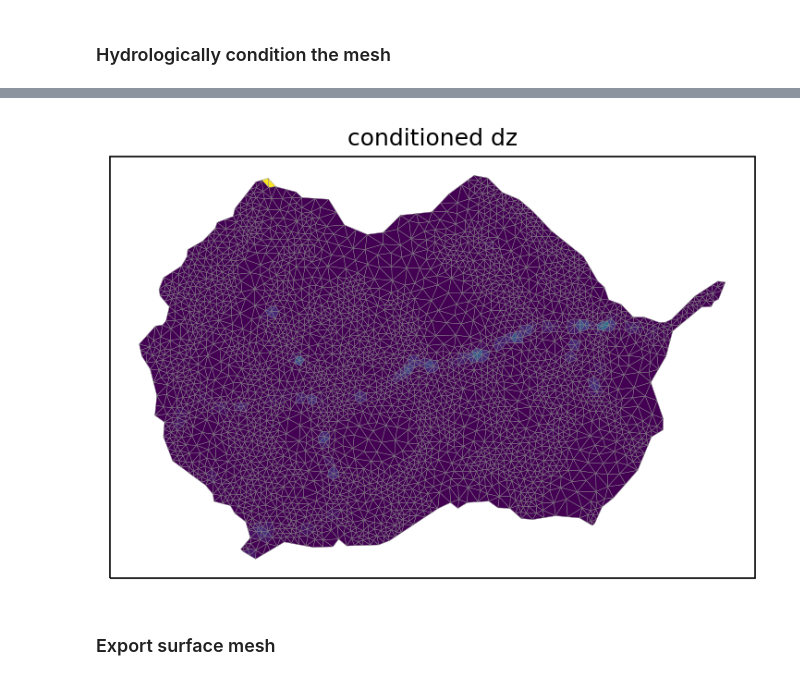
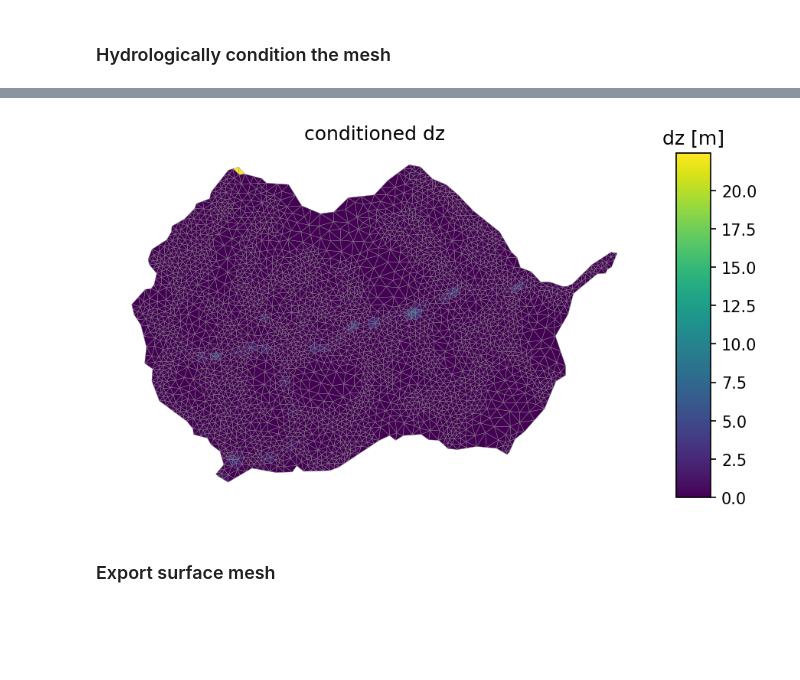
Before and after one commit to pinshuai/watershed-workflow, a Jupyter notebook: examples/mesh_CoalCreek.ipynb, the cells around one changed output, grey strips where cells are left out. Saved outputs shown, nothing was run; the diff lists cells and outputs as text; code cells hidden in the pictures; blank space fills up the shorter version.

```diff
--- a/examples/mesh_CoalCreek.ipynb
+++ b/examples/mesh_CoalCreek.ipynb
@@ -241,5 +239,7 @@ mesh_points2, mesh_tris, d = workflow.triangulate(watershed, rivers,
 # %% [markdown]
 If mannually importing DEM, make sure the DEM map is slightly larger than the watershed boundary. Otherwise, artificial values may occur at the watershed boundary.
 # %%
-dem_profile, dem = workflow.get_raster_on_shape(fname_dem, watershed.exterior(), crs)
+dem_profile, dem = workflow.get_raster_on_shape(fname_dem, watershed.exterior(), crs,
+                                                 resampling_res=90, resampling_method = 'bilinear', offset = 100,
+                                                plot_dem= True)
 # %% [output]
@@ -358,10 +366,15 @@ workflow.condition.condition(m2)
 # plot the change between the two meshes
 diff = np.copy(mesh_points3)
 diff[:,2] = m2.points[:,2] - mesh_points3[:,2]
-print("max diff = ", np.abs(diff[:,2]).max())
+logging.info(f"max diff = {np.abs(diff[:,2]).max()} ")
 fig, ax = workflow.plot.get_ax(crs, figsize=figsize)
-workflow.plot.triangulation(diff, m2.conn, crs, color='elevation', edgecolors='gray',
+cbax = fig.add_axes([.95,0.25,0.05,0.5])
+
+mp = workflow.plot.triangulation(diff, m2.conn, crs, color='elevation', edgecolors='gray',
                             linewidth=0.2, ax=ax)
+cbar = fig.colorbar(mp, orientation="vertical", cax=cbax)
+cbar.ax.set_title('dz [m]')
+ax.axis('off')
 ax.set_title('conditioned dz')
 plt.show()
 # %% [output]
@@ -369,4 +383,4 @@ max diff =  93.26910762621219
-[figure, old version]
+[figure, new version]
 # %% [markdown]
 ### Export surface mesh
 # %%
```
Also changed, not shown: parts of 25 cells of this notebook, 4 other files.
